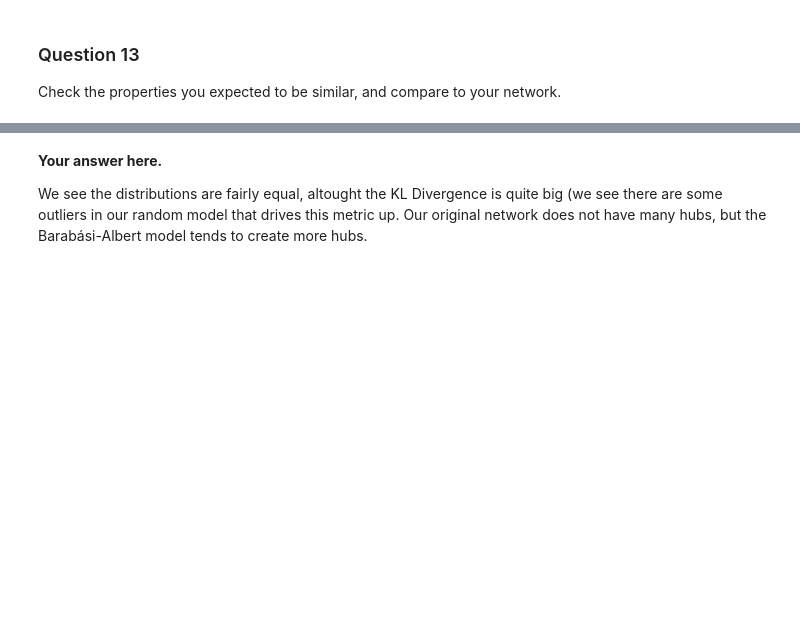
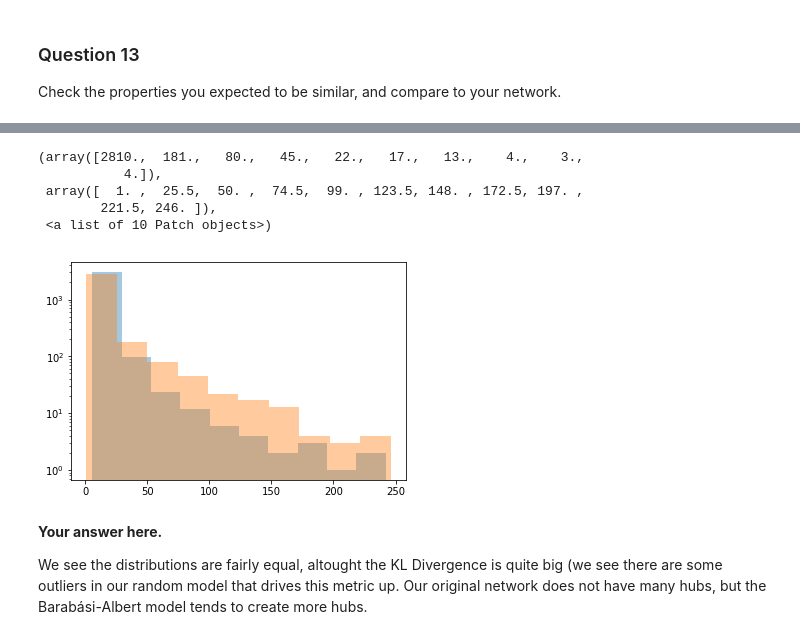
Before and after one commit to rusucosmin/ntp, a Jupyter notebook: 2_network_models.ipynb, the cells around one changed output, grey strips where cells are left out. Cells and saved outputs as stored; diff of their text form; code cells hidden in the pictures; blank space fills up the shorter version.

```diff
--- a/2_network_models.ipynb
+++ b/2_network_models.ipynb
@@ -363,6 +544,13 @@ print(f"KL Divergence between the original network and the Barabási-Albert netw
 # %%
 plt.hist(ba_graph.sum(axis=1), alpha=0.4, log = True)
-plt.hist(np.where(adjacency > 0, 1, 0).sum(axis=1), alpha=0.4, log = True)
+plt.hist(one_adjacency.sum(axis=1), alpha=0.4, log = True)
+# %% [output]
+(array([2810.,  181.,   80.,   45.,   22.,   17.,   13.,    4.,    3.,
+           4.]),
+ array([  1. ,  25.5,  50. ,  74.5,  99. , 123.5, 148. , 172.5, 197. ,
+        221.5, 246. ]),
+ <a list of 10 Patch objects>)
+[figure, added]
 # %% [markdown]
 **Your answer here.**
 
```
Also changed, not shown: parts of 32 cells of this notebook, 1 other file.
